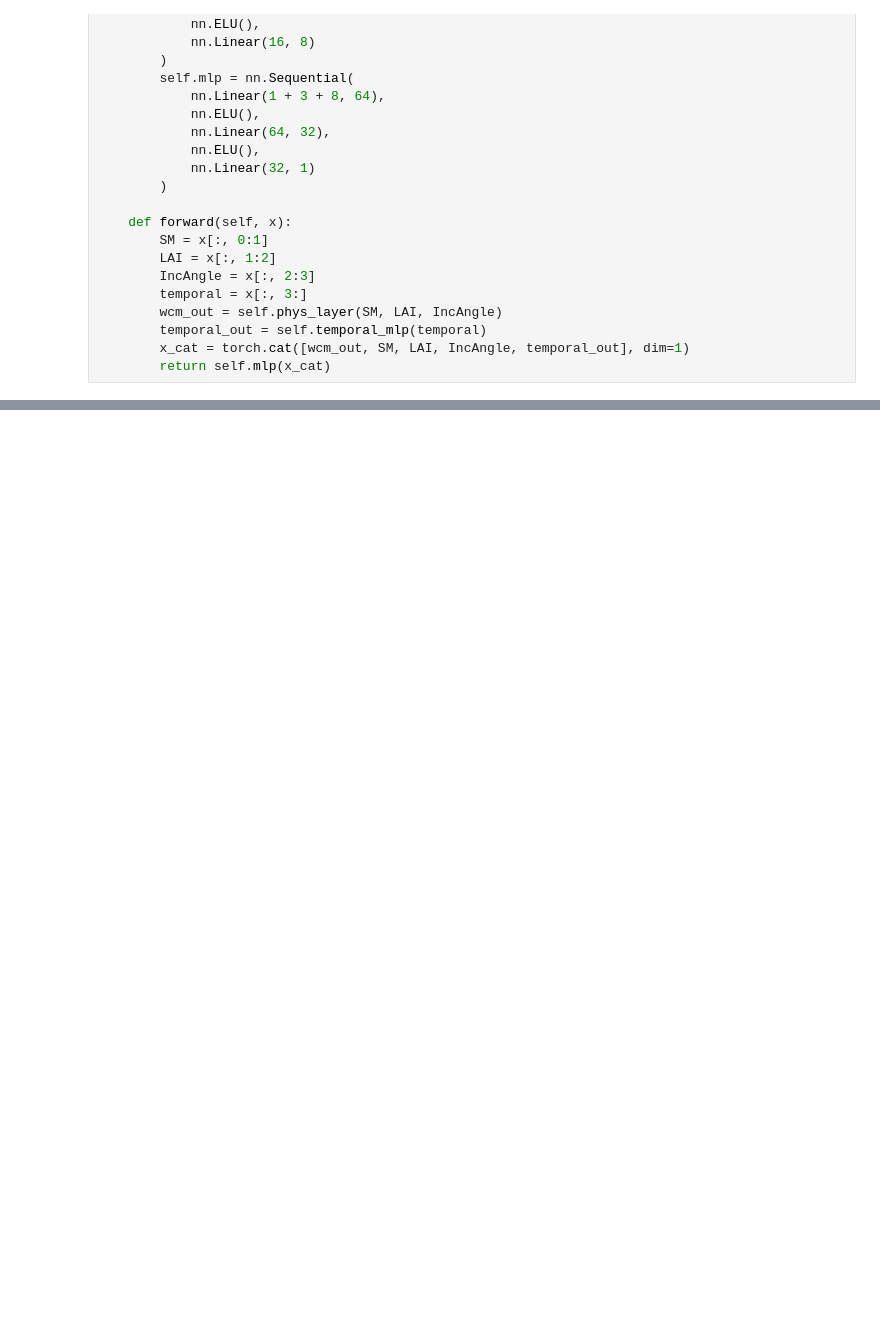
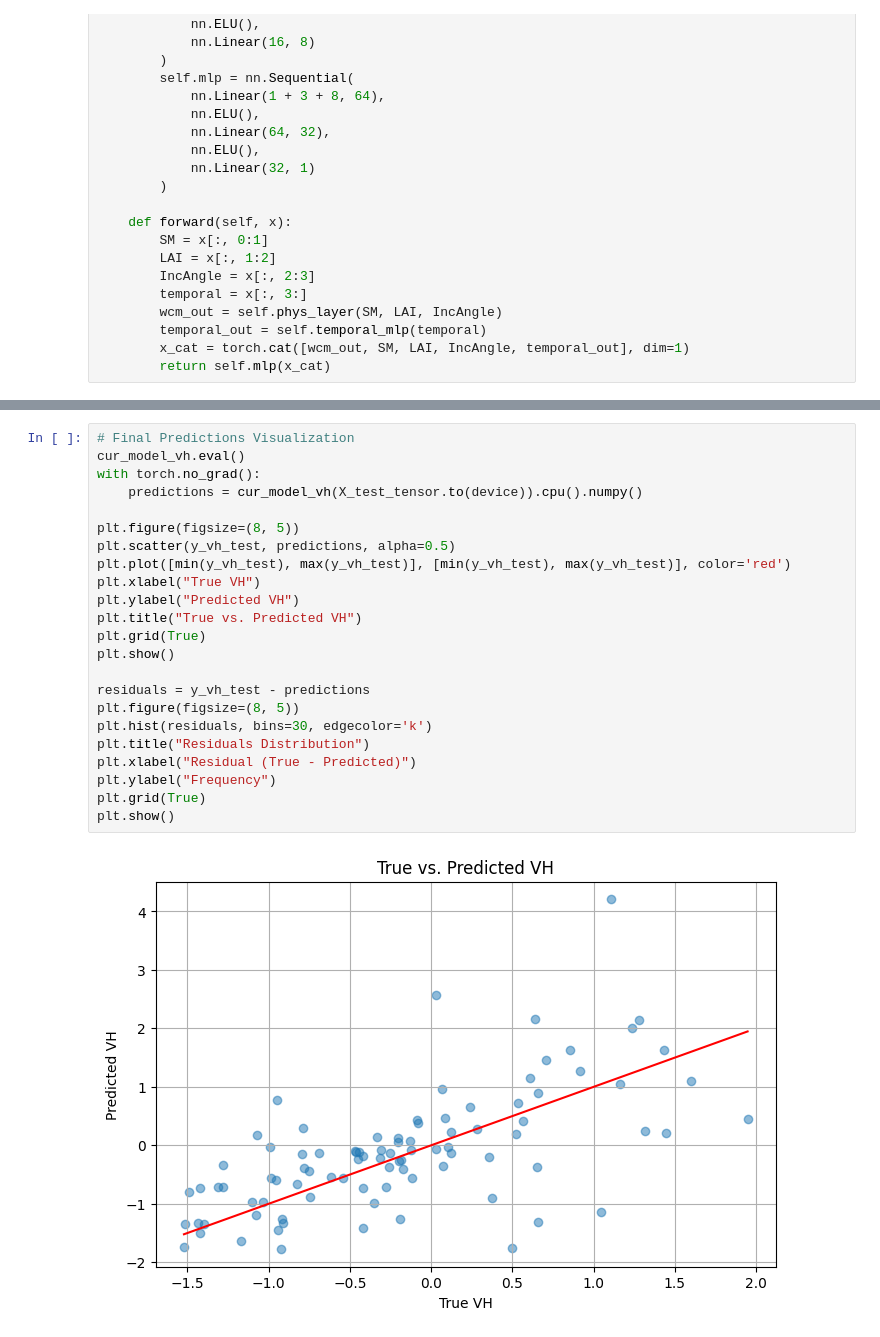
Before and after one commit to mayurmatada/Exploratory, a Jupyter notebook: Source/wcm_hybrid_model_modified.ipynb, the cells around one changed output, grey strips where cells are left out. Cells and saved outputs as stored; diff of their text form; blank space fills up the shorter version.

```diff
--- a/Source/wcm_hybrid_model_modified.ipynb
+++ b/Source/wcm_hybrid_model_modified.ipynb
@@ -583,0 +565,25 @@ plt.show()
+# %%
+# Final Predictions Visualization
+cur_model_vh.eval()
+with torch.no_grad():
+    predictions = cur_model_vh(X_test_tensor.to(device)).cpu().numpy()
+
+plt.figure(figsize=(8, 5))
+plt.scatter(y_vh_test, predictions, alpha=0.5)
+plt.plot([min(y_vh_test), max(y_vh_test)], [min(y_vh_test), max(y_vh_test)], color='red')
+plt.xlabel("True VH")
+plt.ylabel("Predicted VH")
+plt.title("True vs. Predicted VH")
+plt.grid(True)
+plt.show()
+
+residuals = y_vh_test - predictions
+plt.figure(figsize=(8, 5))
+plt.hist(residuals, bins=30, edgecolor='k')
+plt.title("Residuals Distribution")
+plt.xlabel("Residual (True - Predicted)")
+plt.ylabel("Frequency")
+plt.grid(True)
+plt.show()
+# %% [output]
+[figure, added]
```
Also changed, not shown: parts of 17 cells of this notebook.
